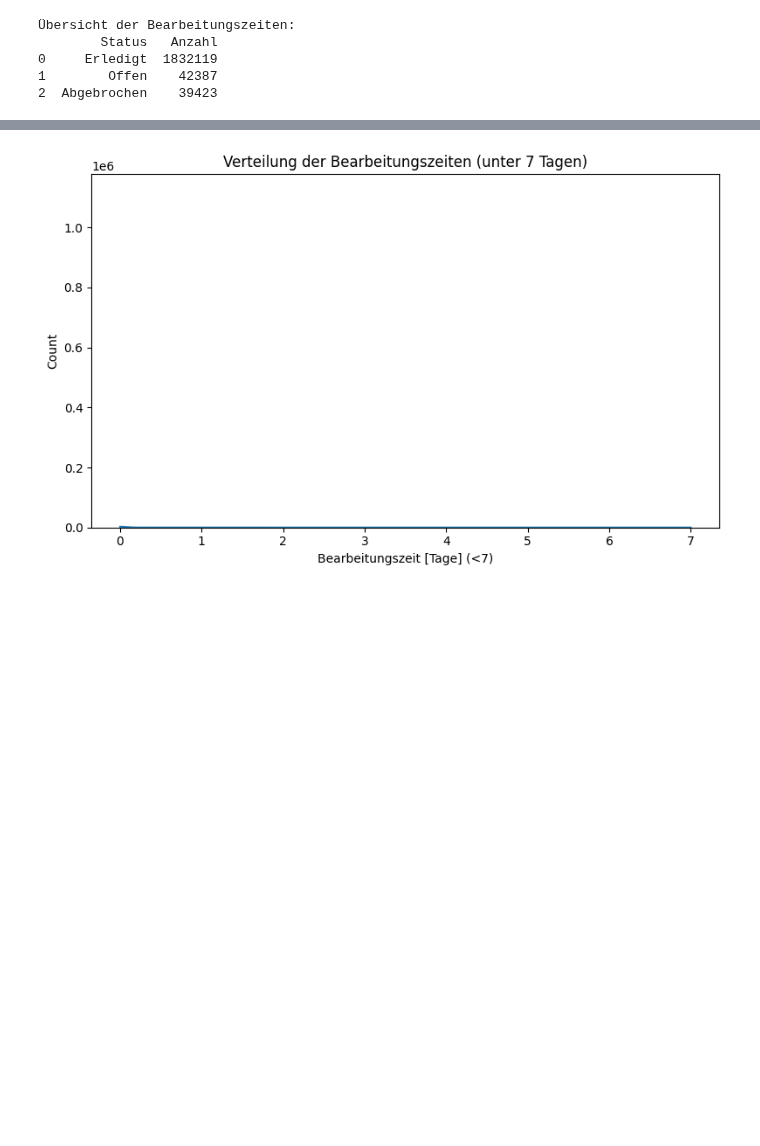
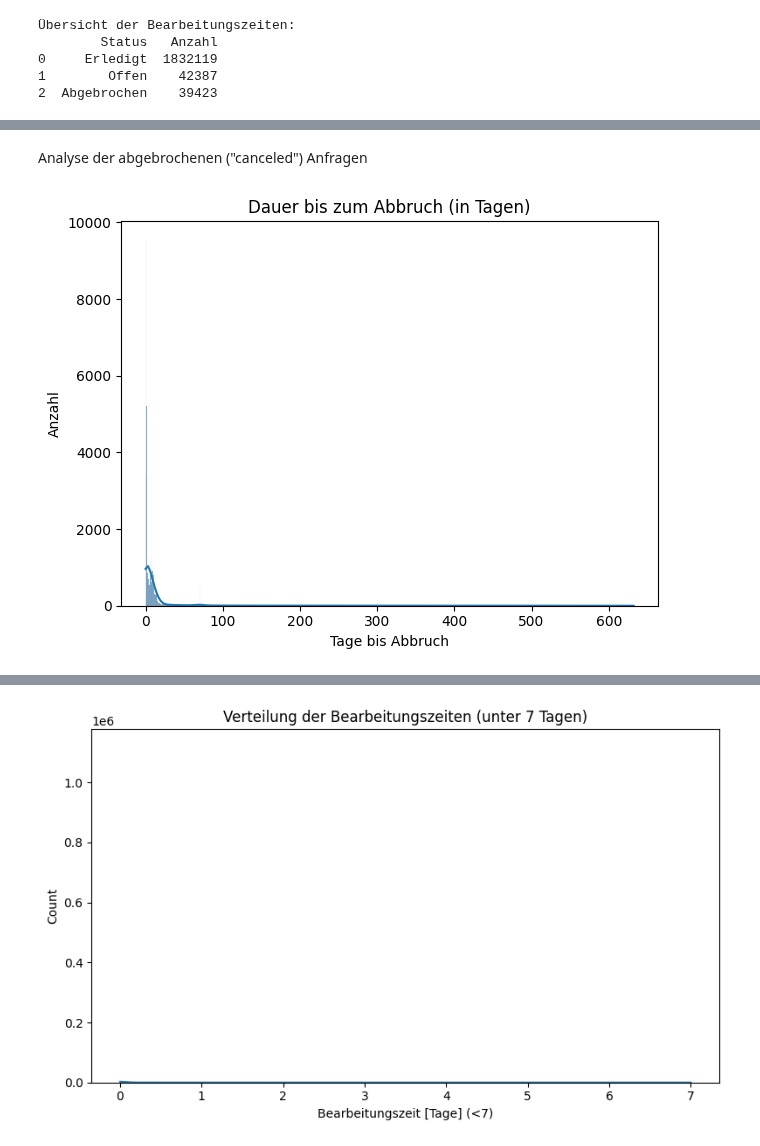
Before and after one commit to Ameowsle/Statistic-Macher, a Jupyter notebook: VL_3_Projekt.ipynb, the cells around one changed output, grey strips where cells are left out. Saved outputs shown, nothing was run; the diff lists cells and outputs as text; code cells hidden in the pictures; blank space fills up the shorter version.

```diff
--- a/VL_3_Projekt.ipynb
+++ b/VL_3_Projekt.ipynb
@@ -73,0 +95,16 @@ Verteilung der Bearbeitungszeiten (Histrogramm, ECDF, Boxplot)
+# %% [markdown]
+Analyse der abgebrochenen ("canceled") Anfragen
+# %%
+abgebrochen["cancel_time_days"] = (
+    (abgebrochen["CLOSED_DATE"] - abgebrochen["CREATED_DATE"])
+    .dt.total_seconds() / (60*60*24)
+)
+
+sns.histplot(abgebrochen["cancel_time_days"], bins="fd", kde=True)
+plt.title("Dauer bis zum Abbruch (in Tagen)")
+plt.xlabel("Tage bis Abbruch")
+plt.ylabel("Anzahl")
+plt.tight_layout()
+plt.show()
+# %% [output]
+[figure, added]
```
Also changed, not shown: parts of 14 cells of this notebook.
